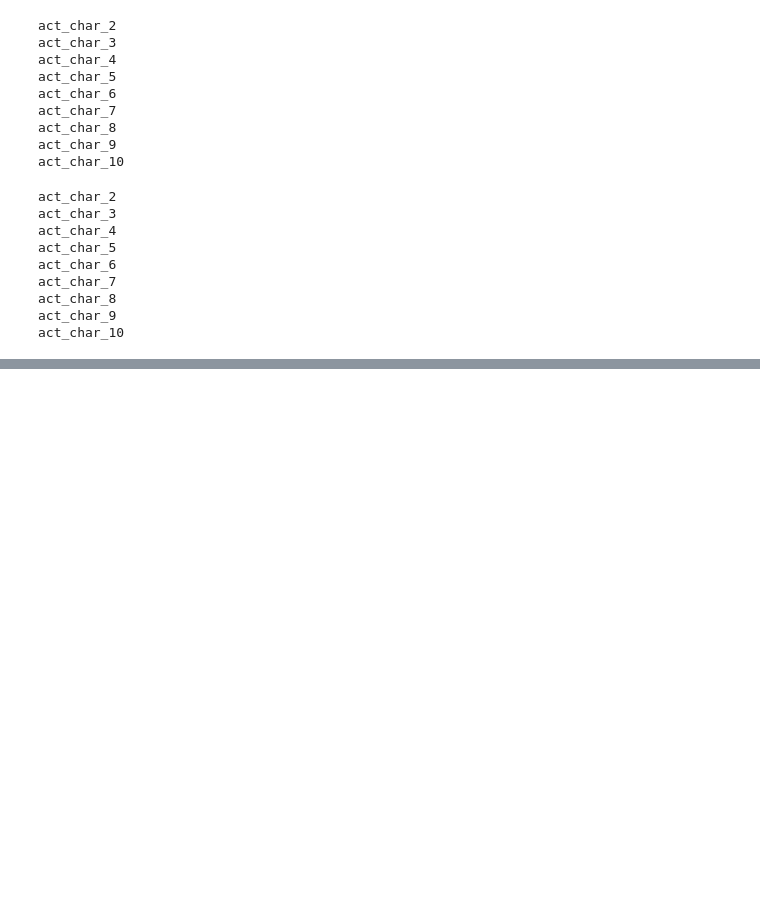
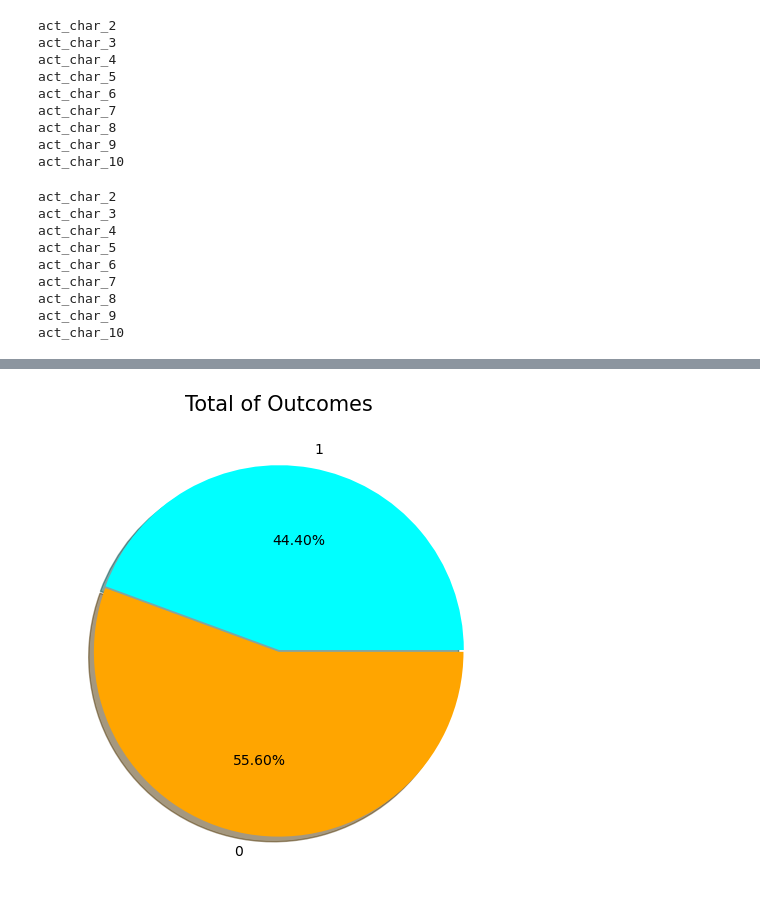
Before and after one commit to HeyIts-RJ/predicting-red-hat-business-value, a Jupyter notebook: final-project.ipynb, the cells around one changed output, grey strips where cells are left out. Drawn from its saved outputs; the diff is of its cells as text; code cells hidden in the pictures; blank space fills up the shorter version.

Commit message:
First set of graphs done

```diff
--- a/final-project.ipynb
+++ b/final-project.ipynb
@@ -198,0 +220,4 @@ train_df[activity_category] = train_df[activity_category].astype('category')
+# %%
+# Merging people data and activity train data over people_id:
+train_data = pd.merge(people_df,train_df,how ='inner', on = 'people_id')
+train_data.head()
@@ -198,0 +232,15 @@ train_df[activity_category] = train_df[activity_category].astype('category')
+# %%
+# Outcome bifurcation in train data set
+import matplotlib.pyplot as plt
+out1= train_data[train_data['outcome']==1].shape[0]
+out0= train_data[train_data['outcome']==0].shape[0]
+
+fig,axis = plt.subplots(figsize =(6,6))
+axis.tick_params(axis="x", labelsize=16)
+axis.tick_params(axis="y", labelsize=32)
+
+axis.pie([out1,out0], labels=['1','0'],explode=(0, 0.01),shadow=True,colors=['cyan','orange'],autopct='%2.2f%%')
+plt.title("Total of Outcomes",fontsize=15)
+plt.show()
+# %% [output]
+[figure, added]
```
Also changed, not shown: parts of 8 cells of this notebook.
